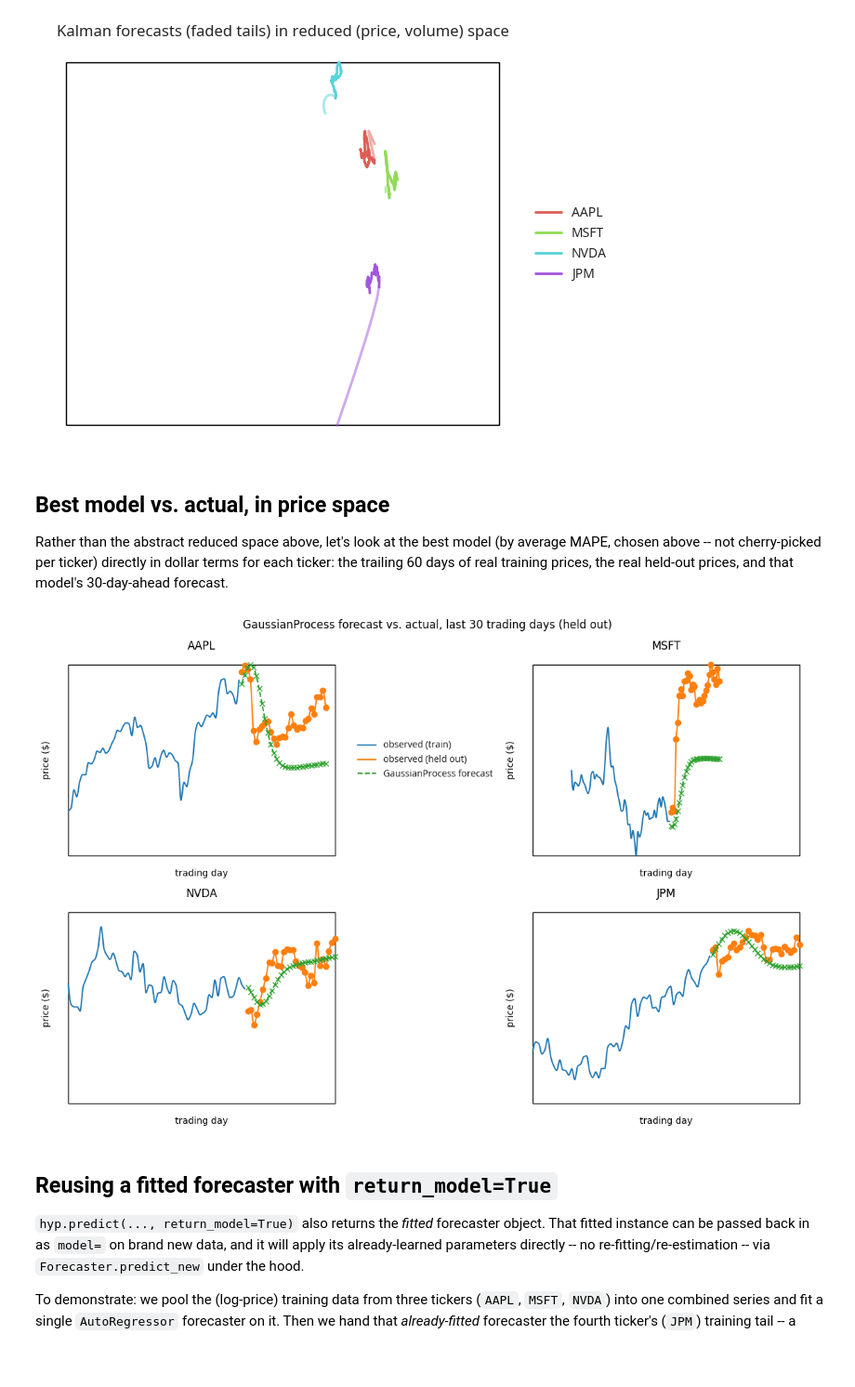
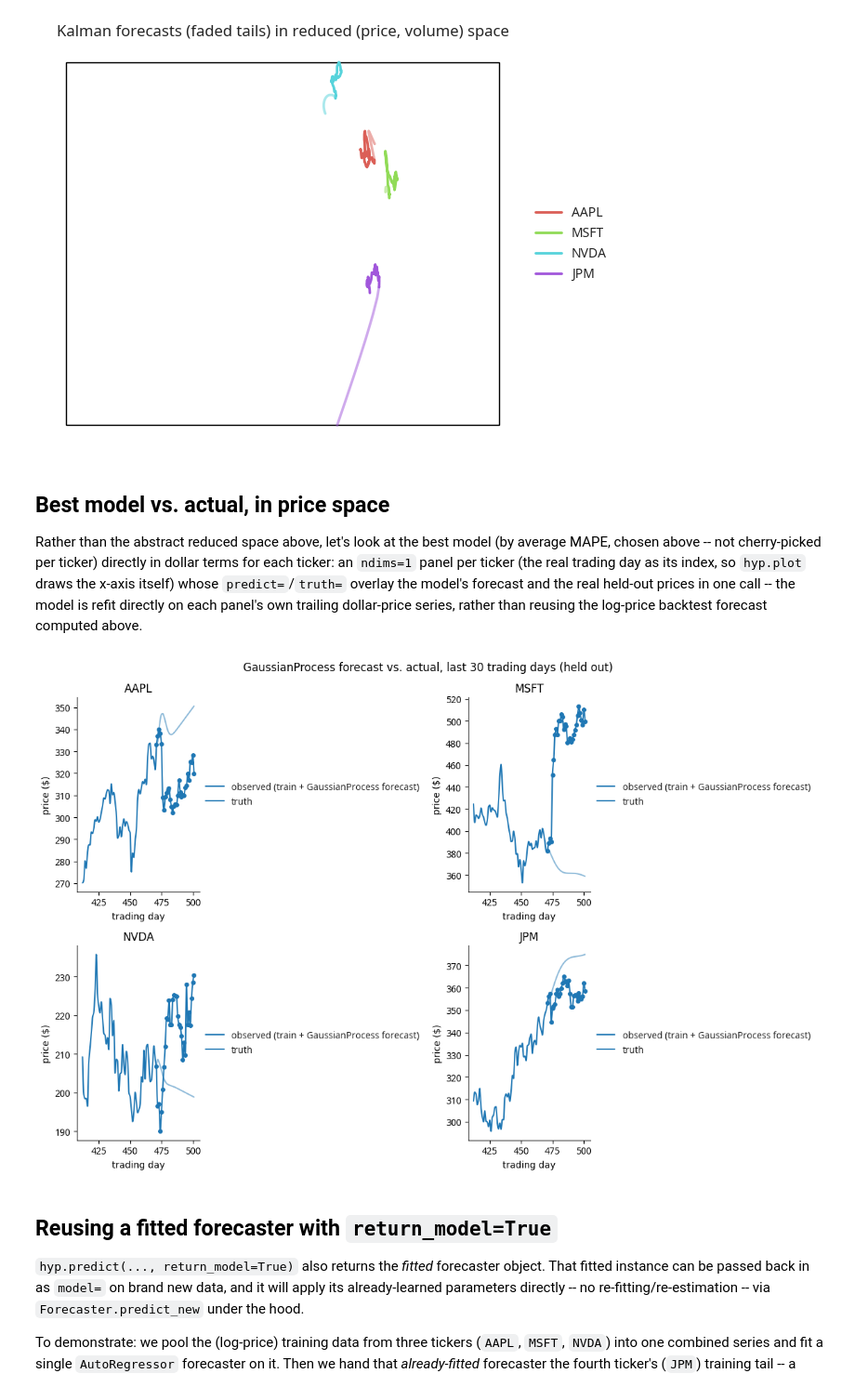
Before and after one commit to ContextLab/hypertools, a Jupyter notebook: docs/tutorials/stock_forecasting.ipynb, the cells around one changed output. Shown at 93% size. Drawn from its saved outputs; the diff is of its cells as text; code cells hidden in the pictures; blank space fills up the shorter version.

```diff
--- a/docs/tutorials/stock_forecasting.ipynb
+++ b/docs/tutorials/stock_forecasting.ipynb
@@ -294,12 +293,14 @@ price = np.exp(df['log_close'].values)
 day = np.arange(len(df))
 context = 60
 
-train_tail = np.column_stack([day, price])[-HOLD - context:-HOLD]
-held_out = np.column_stack([day, price])[-HOLD:]
-chronos_path = np.column_stack([day[-HOLD:], np.exp(forecasts[(tk, 'Chronos')]['log_close'].values)])
+train_tail = pd.DataFrame({'price': price[-HOLD - context:-HOLD]},
+                           index=day[-HOLD - context:-HOLD])
+held_out = pd.DataFrame({'price': price[-HOLD:]}, index=day[-HOLD:])
 
-fig = hyp.plot([train_tail, held_out, chronos_path], ['-', '-o', '--x'],
-               reduce=None, ndims=2, xlabel='trading day', ylabel='price ($)',
-               legend=['observed (train)', 'observed (held out)', 'Chronos (t5-tiny) median forecast'],
+fig = hyp.plot(train_tail, ndims=1, reduce=None,
+               predict={'model': 'Chronos', 'kwargs': {'model_name': 'amazon/chronos-t5-tiny'}},
+               t=HOLD, truth=held_out,
+               names=['observed (train + Chronos median forecast)'], legend=True,
+               xlabel='trading day', ylabel='price ($)',
                title=f'{tk}: Chronos zero-shot forecast, {HOLD} trading days ahead')
 # %% [output]
@@ -341,33 +342,39 @@ fig = hyp.plot(train_2col, predict='Kalman', t=HOLD, legend=tickers,
 
 Rather than the abstract reduced space above, let's look at the best model
 (by average MAPE, chosen above -- not cherry-picked per ticker) directly in
-dollar terms for each ticker: the trailing 60 days of real training prices,
-the real held-out prices, and that model's 30-day-ahead forecast.
+dollar terms for each ticker: an `ndims=1` panel per ticker (the real
+trading day as its index, so `hyp.plot` draws the x-axis itself) whose
+`predict=`/`truth=` overlay the model's forecast and the real held-out
+prices in one call -- the model is refit directly on each panel's own
+trailing dollar-price series, rather than reusing the log-price backtest
+forecast computed above.
 # %%
-fig, axes = plt.subplots(2, 2, figsize=(12, 8))
+fig, axes = hyp.subplots(2, 2, ndims=1, size=(12, 8))
 context = 60  # trailing days of history to show for context
 
-for ax, tk in zip(axes.ravel(), tickers):
+for ax, tk in zip(axes, tickers):
     df = datasets[tk]
     price = np.exp(df['log_close'].values)
     day = np.arange(len(df))
-    train_tail = np.column_stack([day, price])[-HOLD - context:-HOLD]
-    held_out = np.column_stack([day, price])[-HOLD:]
-    # the forecast the backtest above already computed -- no refitting
-    forecast = np.column_stack(
-        [day[-HOLD:], np.exp(forecasts[(tk, best_model)]['log_close'].values)])
-    hyp.plot([train_tail, held_out, forecast], ['-', '-o', '--x'],
-             reduce=None, ndims=2, ax=ax, title=tk,
+    train_tail = pd.DataFrame({'price': price[-HOLD - context:-HOLD]},
+                               index=day[-HOLD - context:-HOLD])
+    held_out = pd.DataFrame({'price': price[-HOLD:]}, index=day[-HOLD:])
+    # predict=/truth= fit and forecast directly on this panel's own
+    # trailing dollar-price series -- no refitting from the log-price
+    # backtest above, so the drawn forecast is the model applied fresh
+    # to exactly what's plotted.
+    hyp.plot(train_tail, reduce=None, ndims=1, predict=best_model, t=HOLD,
+             truth=held_out, ax=ax, title=tk,
+             names=[f'observed (train + {best_model} forecast)'],
+             legend=(ax is axes[0]),
              xlabel='trading day', ylabel='price ($)',
-             legend=(['observed (train)', 'observed (held out)',
-                      f'{best_model} forecast'] if ax is axes[0, 0] else False),
              show=False)
 
 fig.suptitle(f'{best_model} forecast vs. actual, last {HOLD} trading days '
              '(held out)')
 fig.tight_layout()
 # %% [output]
-[figure, old version]
+[figure, new version]
 # %% [markdown]
 ## Reusing a fitted forecaster with `return_model=True`
 
```
Also changed, not shown: parts of 6 cells of this notebook, 1 other file.
